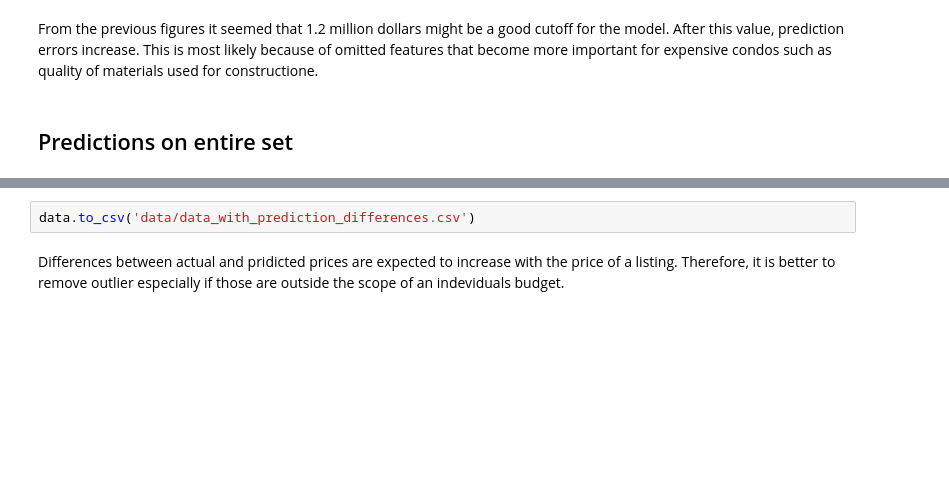
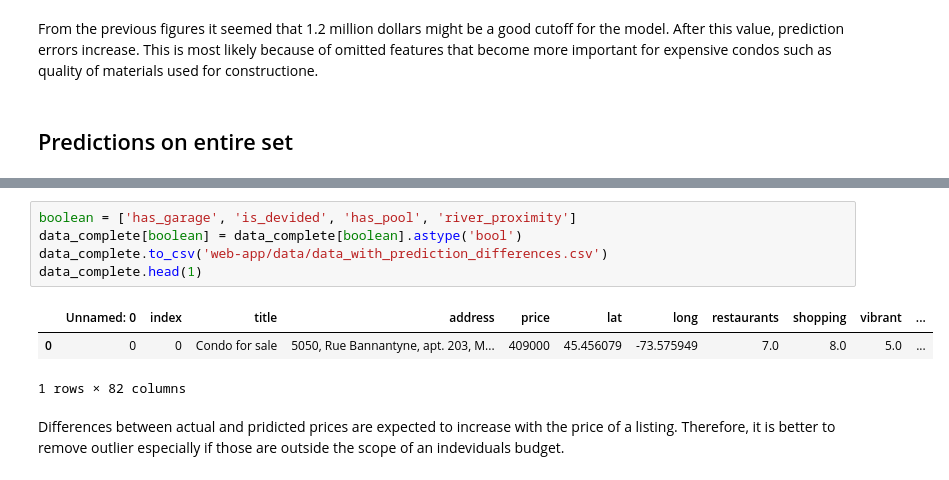
Before and after one commit to Jahnic/Portfolio, a Jupyter notebook: RealEstate/visualizations.ipynb, the cells around one changed output, grey strips where cells are left out. Saved outputs shown, nothing was run; the diff lists cells and outputs as text; blank space fills up the shorter version.

```diff
--- a/RealEstate/visualizations.ipynb
+++ b/RealEstate/visualizations.ipynb
@@ -172,5 +200,12 @@ Text(0.5, 1.0, 'Linear regression plot')
-# %%
-data.to_csv('data/data_with_prediction_differences.csv')
+# %%
+boolean = ['has_garage', 'is_devided', 'has_pool', 'river_proximity']
+data_complete[boolean] = data_complete[boolean].astype('bool')
+data_complete.to_csv('web-app/data/data_with_prediction_differences.csv')
+data_complete.head(1)
+# %% [output]
+|  | Unnamed: 0 | index | title | address | price | lat | long | restaurants | shopping | vibrant | ... |
+| 0 | 0 | 0 | Condo for sale | 5050, Rue Bannantyne, apt. 203, M... | 409000 | 45.456079 | -73.575949 | 7.0 | 8.0 | 5.0 | ... |
+1 rows × 82 columns
 # %% [markdown]
 Differences between actual and pridicted prices are expected to increase with the price of a listing. Therefore, it is better to remove outlier especially if those are outside the scope of an indeviduals budget.
 # %%
```
Also changed, not shown: parts of 10 cells of this notebook, 1 other file.
